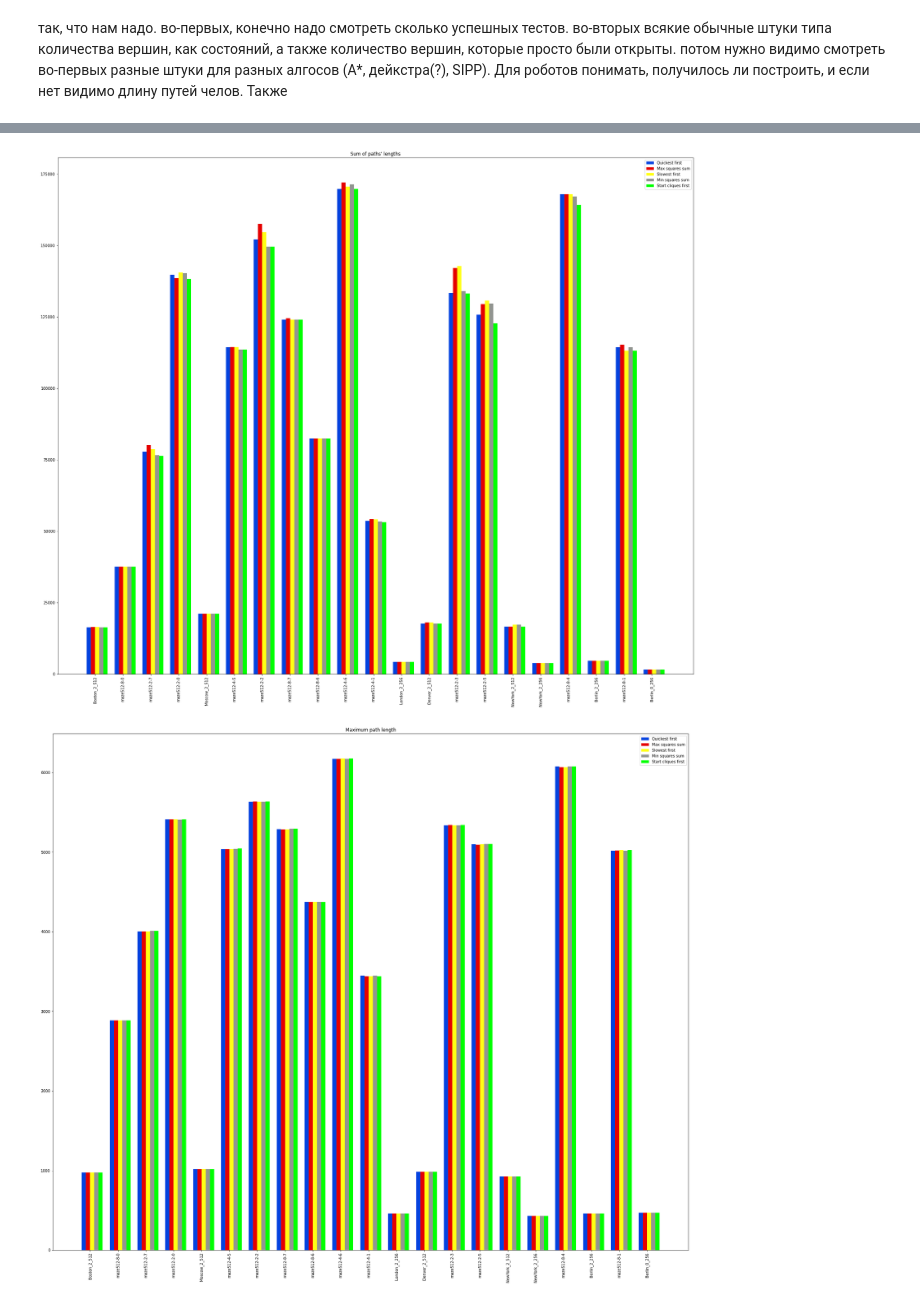
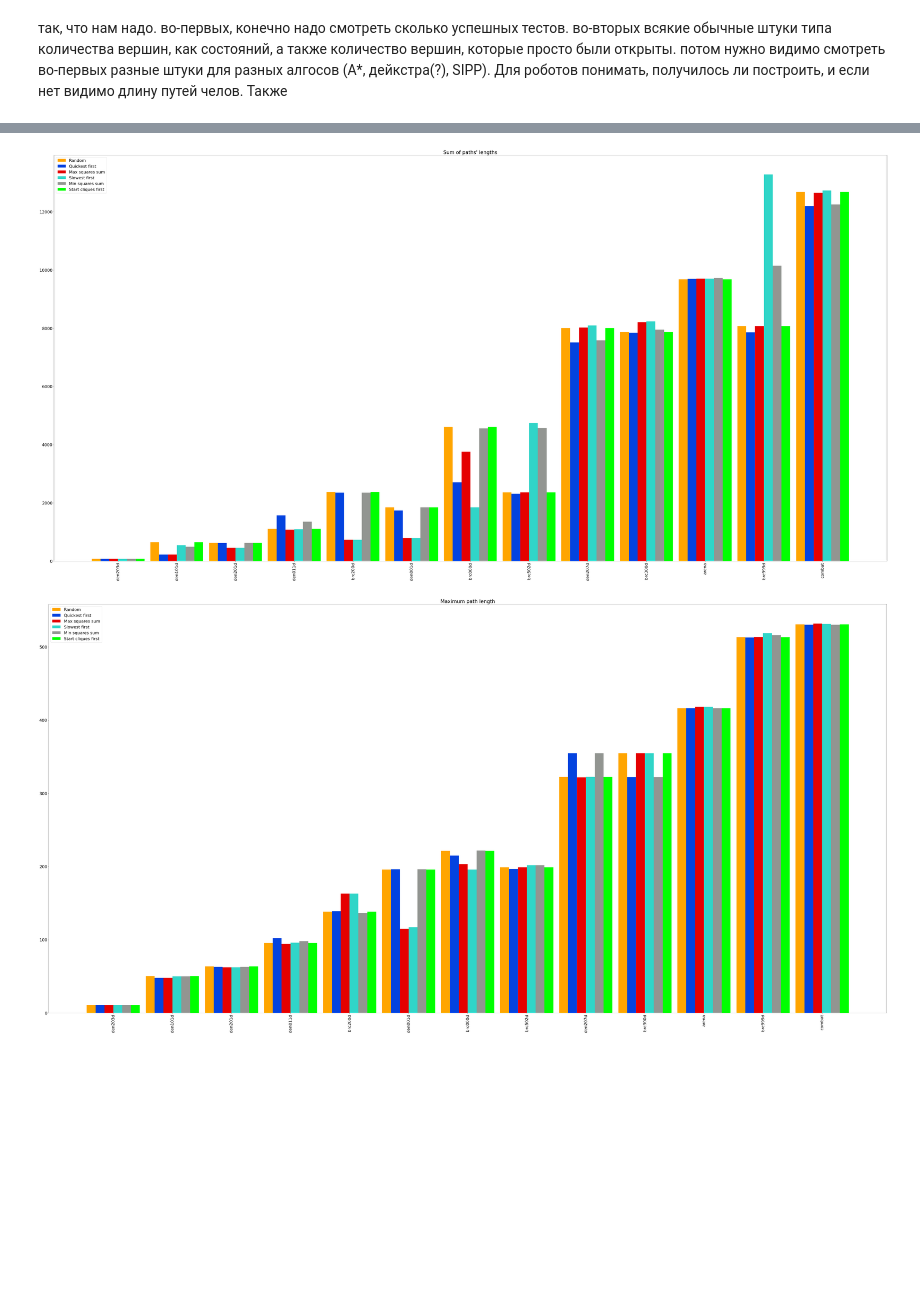
Before and after one commit to HandlessMidas/SIPP, a Jupyter notebook: Graphs/Graphs.ipynb, the cells around one changed output, grey strips where cells are left out. Drawn from its saved outputs; the diff is of its cells as text; code cells hidden in the pictures; blank space fills up the shorter version.

Commit message:
Update graphs

```diff
--- a/Graphs/Graphs.ipynb
+++ b/Graphs/Graphs.ipynb
@@ -122,59 +140,65 @@ ma_start_cliques = pd.read_csv("maStart_cliques_first.csv")
+# %%
+plt.rcParams.update({'font.size': 22})
 # %%
 width = 0.15
 
 fig, ax = plt.subplots()
 
-fig.set_size_inches(30, 25)
+fig.set_size_inches(80, 40)
 
-maps = ma_quickest["map_name"]
+maps = ma_quickest["map_name"].drop_duplicates()
 x = np.arange(len(maps))
 
-ax.bar(x - 3*width/2, ma_quickest["sum_length"], width, label='Quickest first', color='#0343df')
-ax.bar(x - width/2, ma_max_sum["sum_length"], width, label='Max squares sum', color='#e50000')
-ax.bar(x + width/2, ma_slowest["sum_length"], width, label='Slowest first', color='#ffff14')
-ax.bar(x + 3*width/2, ma_min_sum["sum_length"], width, label='Min squares sum', color='#929591')
-ax.bar(x + 5*width/2, ma_start_cliques["sum_length"], width, label='Start cliques first', color='#00FF00')
+
+ax.bar(x - 5*width/2, ma_random_mean["sum_length"], width, label='Random', color='#FFA500')
+ax.bar(x - 3*width/2, ma_quickest_mean["sum_length"], width, label='Quickest first', color='#0343df')
+ax.bar(x - width/2, ma_max_sum_mean["sum_length"], width, label='Max squares sum', color='#e50000')
+ax.bar(x + width/2, ma_slowest_mean["sum_length"], width, label='Slowest first', color='#30d5c8')
+ax.bar(x + 3*width/2, ma_min_sum_mean["sum_length"], width, label='Min squares sum', color='#929591')
+ax.bar(x + 5*width/2, ma_start_cliques_mean["sum_length"], width, label='Start cliques first', color='#00FF00')
 
 ax.set_title('Sum of paths\' lengths')
 ax.set_xticks(x)
 ax.set_xticklabels(maps, rotation='vertical')
 ax.legend()
 
 plt.show()
 
 fig, ax = plt.subplots()
 
-fig.set_size_inches(30, 25)
+fig.set_size_inches(80, 40)
 
-ax.bar(x - 3*width/2, ma_quickest["max_length"], width, label='Quickest first', color='#0343df')
-ax.bar(x - width/2, ma_max_sum["max_length"], width, label='Max squares sum', color='#e50000')
-ax.bar(x + width/2, ma_slowest["max_length"], width, label='Slowest first', color='#ffff14')
-ax.bar(x + 3*width/2, ma_min_sum["max_length"], width, label='Min squares sum', color='#929591')
-ax.bar(x + 5*width/2, ma_start_cliques["max_length"], width, label='Start cliques first', color='#00FF00')
+ax.bar(x - 5*width/2, ma_random_mean["max_length"], width, label='Random', color='#FFA500')
+ax.bar(x - 3*width/2, ma_quickest_mean["max_length"], width, label='Quickest first', color='#0343df')
+ax.bar(x - width/2, ma_max_sum_mean["max_length"], width, label='Max squares sum', color='#e50000')
+ax.bar(x + width/2, ma_slowest_mean["max_length"], width, label='Slowest first', color='#30d5c8')
+ax.bar(x + 3*width/2, ma_min_sum_mean["max_length"], width, label='Min squares sum', color='#929591')
+ax.bar(x + 5*width/2, ma_start_cliques_mean["max_length"], width, label='Start cliques first', color='#00FF00')
 
 ax.set_title('Maximum path length')
 ax.set_xticks(x)
 ax.set_xticklabels(maps, rotation='vertical')
 ax.legend()
 
 plt.show()
 
 fig, ax = plt.subplots()
 
-fig.set_size_inches(30, 25)
+fig.set_size_inches(80, 40)
 
-ax.bar(x - 3*width/2, ma_quickest["avg_length"], width, label='Quickest first', color='#0343df')
-ax.bar(x - width/2, ma_max_sum["avg_length"], width, label='Max squares sum', color='#e50000')
-ax.bar(x + width/2, ma_slowest["avg_length"], width, label='Slowest first', color='#ffff14')
-ax.bar(x + 3*width/2, ma_min_sum["avg_length"], width, label='Min squares sum', color='#929591')
-ax.bar(x + 5*width/2, ma_start_cliques["avg_length"], width, label='Start cliques first', color='#00FF00')
+ax.bar(x - 5*width/2, ma_random_mean["avg_length"], width, label='Random', color='#FFA500')
+ax.bar(x - 3*width/2, ma_quickest_mean["avg_length"], width, label='Quickest first', color='#0343df')
+ax.bar(x - width/2, ma_max_sum_mean["avg_length"], width, label='Max squares sum', color='#e50000')
+ax.bar(x + width/2, ma_slowest_mean["avg_length"], width, label='Slowest first', color='#30d5c8')
+ax.bar(x + 3*width/2, ma_min_sum_mean["avg_length"], width, label='Min squares sum', color='#929591')
+ax.bar(x + 5*width/2, ma_start_cliques_mean["avg_length"], width, label='Start cliques first', color='#00FF00')
 
 ax.set_title('Average path length')
 ax.set_xticks(x)
 ax.set_xticklabels(maps, rotation='vertical')
 ax.legend()
 
 plt.show()
 # %% [output]
-[figure, old version]
+[figure, new version]
-[figure, old version]
+[figure, new version]
```
Also changed, not shown: parts of 5 cells of this notebook.
